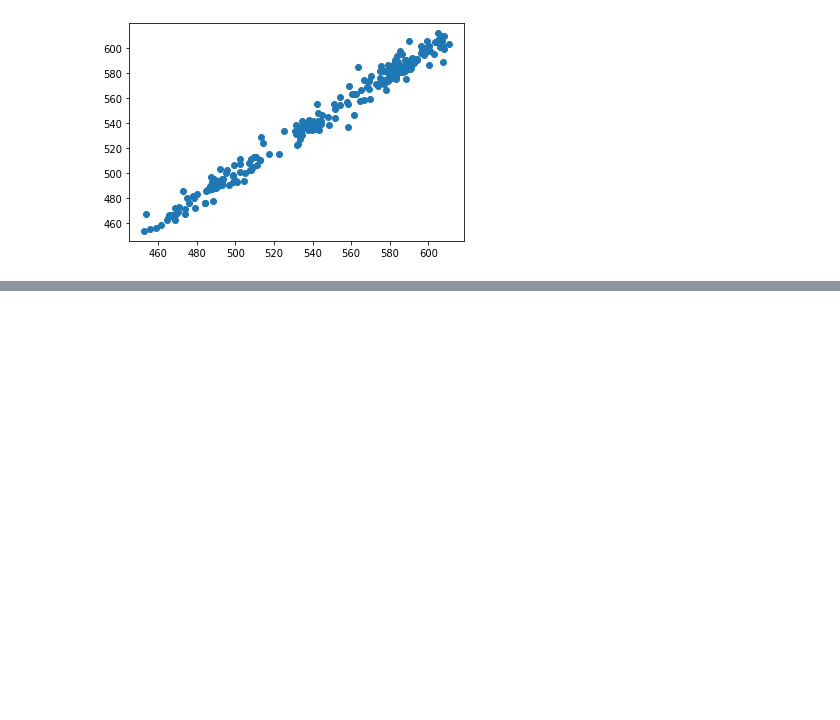
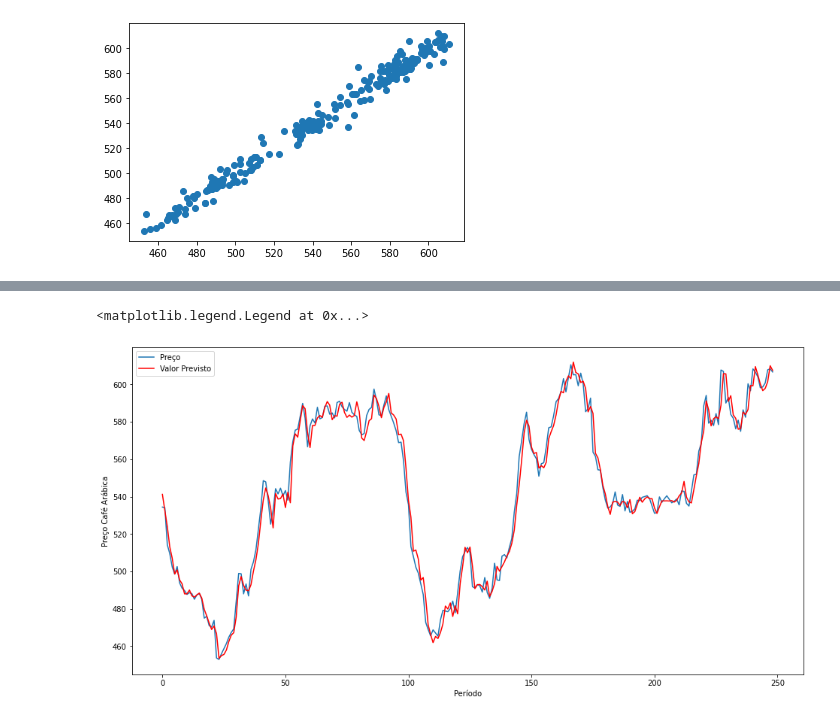
Before and after one commit to MTeodoroV/Tcc-bdag, a Jupyter notebook: coffee/coffee.ipynb, the cells around one changed output, grey strips where cells are left out. Saved outputs shown, nothing was run; the diff lists cells and outputs as text; code cells hidden in the pictures; blank space fills up the shorter version.

```diff
--- a/coffee/coffee.ipynb
+++ b/coffee/coffee.ipynb
@@ -127,0 +173,12 @@ plt.legend()
+# %%
+# BAYERS
+
+plt.subplots(figsize=(16, 8))
+plt.plot(y_test, label='Preço')
+plt.plot(bayes_pred, color='red', label='Valor Previsto')
+plt.ylabel('Preço Café Arábica')
+plt.xlabel('Período')
+plt.legend()
+# %% [output]
+<matplotlib.legend.Legend at 0x...>
+[figure, added]
```
Also changed, not shown: parts of 7 cells of this notebook.
